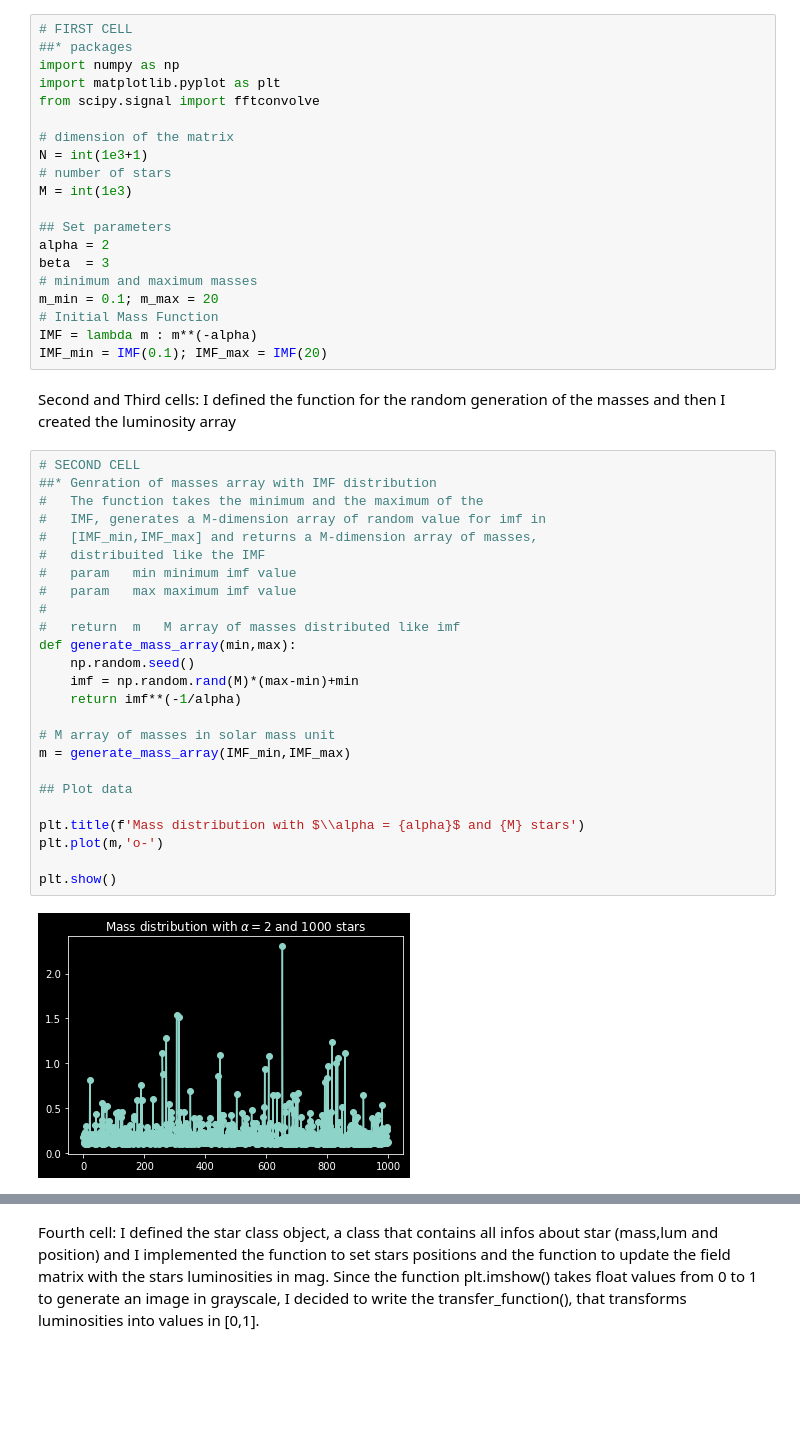
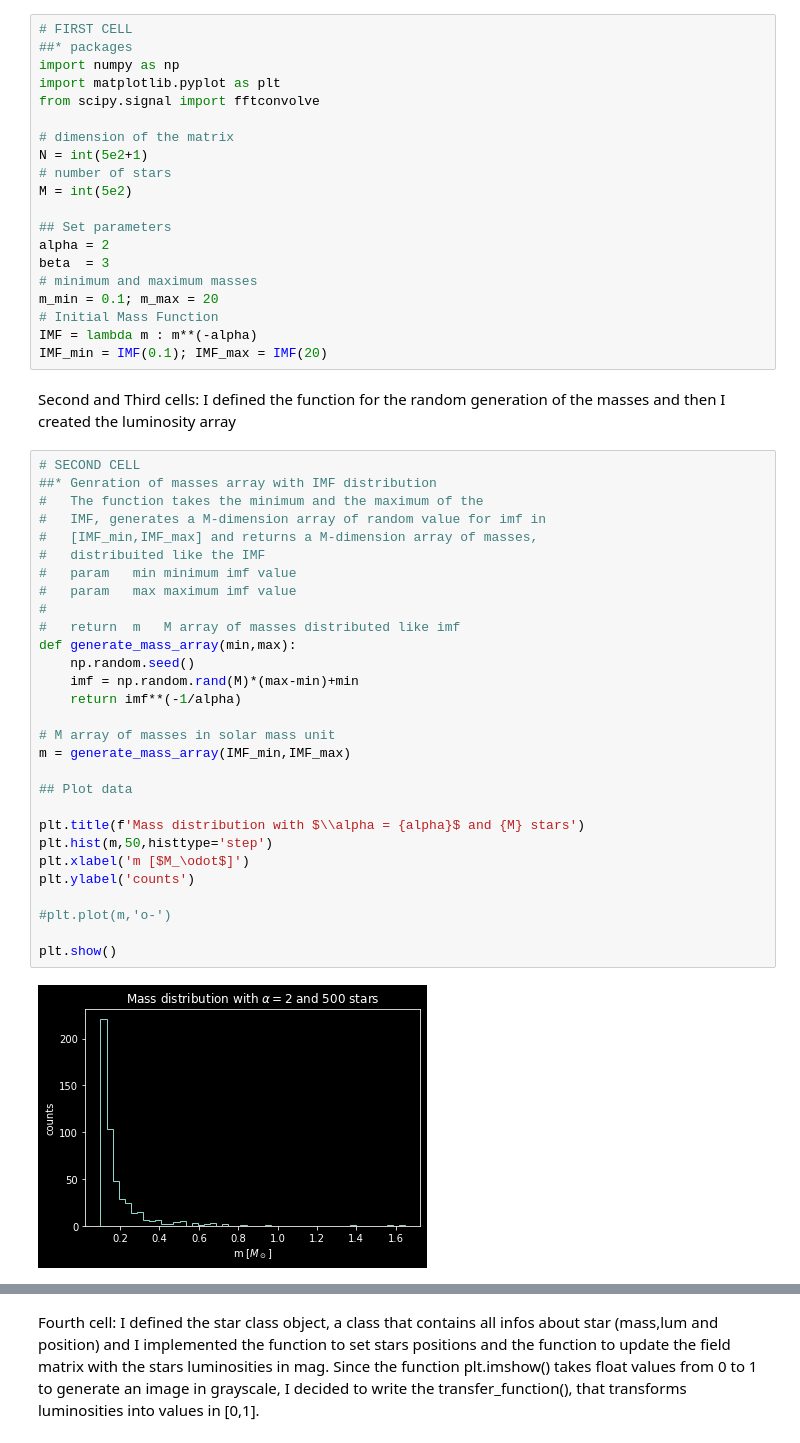
Before and after one commit to 00-berni/proj_2, a Jupyter notebook: implementation_notebook.ipynb, the cells around one changed output, grey strips where cells are left out. Saved outputs shown, nothing was run; the diff lists cells and outputs as text; blank space fills up the shorter version.

```diff
--- a/implementation_notebook.ipynb
+++ b/implementation_notebook.ipynb
@@ -10,9 +10,9 @@ import matplotlib.pyplot as plt
 from scipy.signal import fftconvolve
 
 # dimension of the matrix
-N = int(1e3+1)
+N = int(5e2+1)
 # number of stars
-M = int(1e3)
+M = int(5e2)
 
 ## Set parameters
 alpha = 2
@@ -27,30 +27,34 @@ Second and Third cells: I defined the function for the random generation of the
 # %%
 # SECOND CELL
 ##* Genration of masses array with IMF distribution
 #   The function takes the minimum and the maximum of the
 #   IMF, generates a M-dimension array of random value for imf in
 #   [IMF_min,IMF_max] and returns a M-dimension array of masses,
 #   distribuited like the IMF
 #	param	min	minimum imf value
 # 	param	max	maximum	imf value
 #
 # 	return	m	M array of masses distributed like imf
 def generate_mass_array(min,max):
 	np.random.seed()
 	imf = np.random.rand(M)*(max-min)+min
 	return imf**(-1/alpha)
 
 # M array of masses in solar mass unit
 m = generate_mass_array(IMF_min,IMF_max)
 
 ## Plot data
 
 plt.title(f'Mass distribution with $\\alpha = {alpha}$ and {M} stars')
-plt.plot(m,'o-')
+plt.hist(m,50,histtype='step')
+plt.xlabel('m [$M_\odot$]')
+plt.ylabel('counts')
+
+#plt.plot(m,'o-')
 
 plt.show()
 # %% [output]
-[figure, old version]
+[figure, new version]
 # %%
 # THIRD CELL
 # M array of luminosities in solar luminosity unit
```
Also changed, not shown: parts of 1 cell of this notebook.
